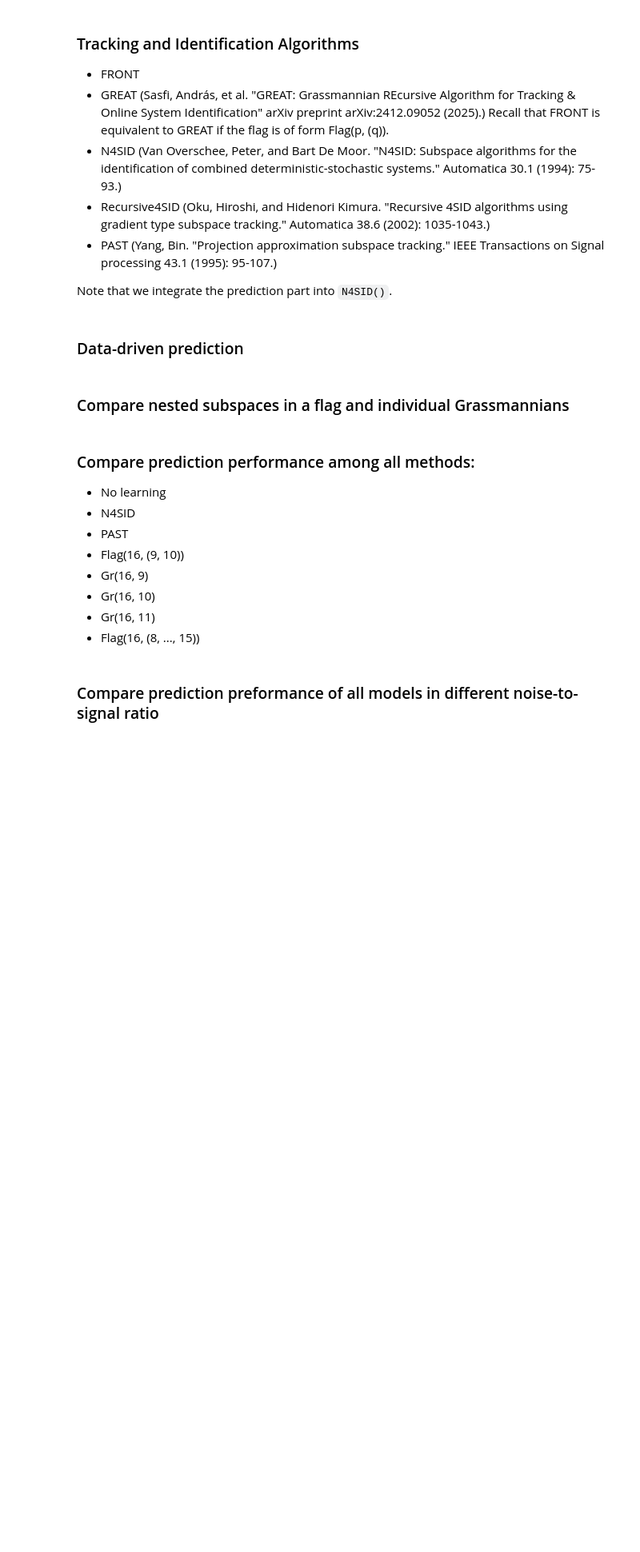
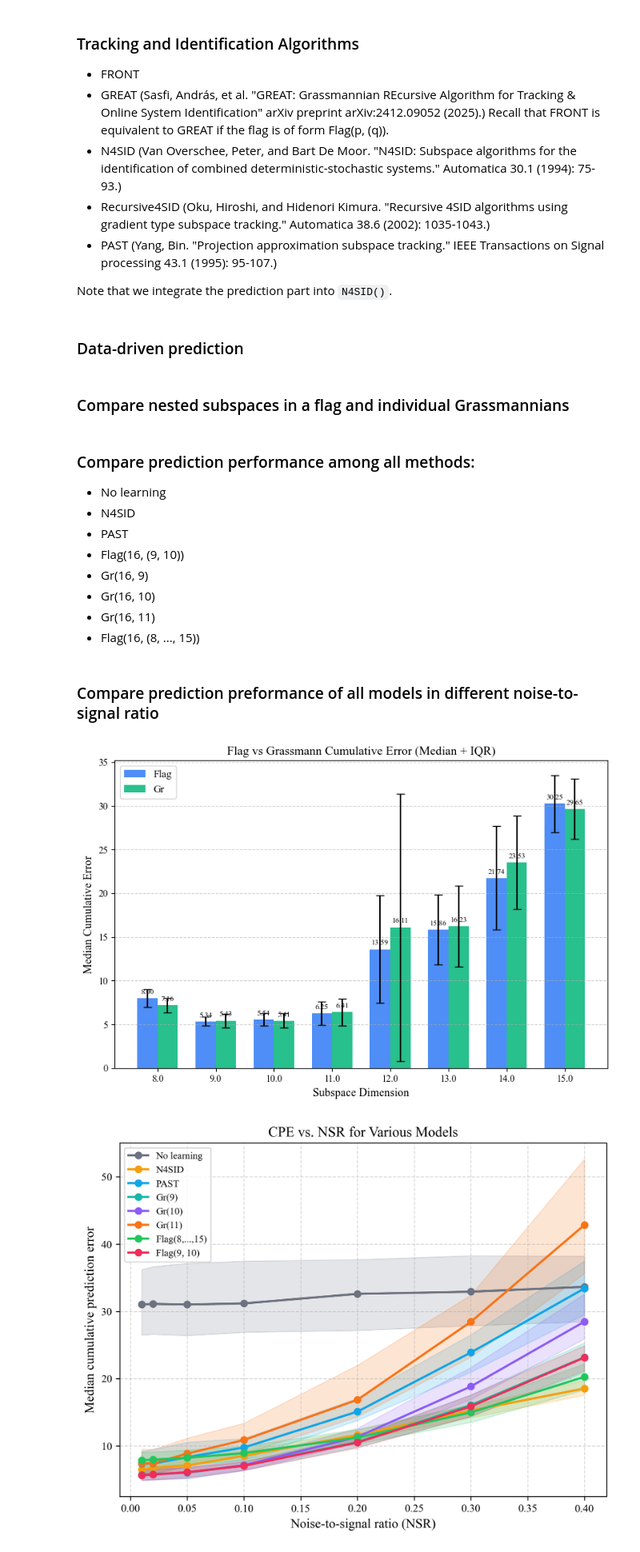
Before and after one commit to DianJin-Frederick/FRONT-experiments, a Jupyter notebook: data_driven_simulation.ipynb, the cells around one changed output. Shown at 80% size. Saved outputs shown, nothing was run; the diff lists cells and outputs as text; code cells hidden in the pictures; blank space fills up the shorter version.

Commit message:
Save ipynb

```diff
--- a/data_driven_simulation.ipynb
+++ b/data_driven_simulation.ipynb
@@ -551,33 +551,37 @@ def run_cpe_nsr_comparison(num_trials):
     # Build column names: model, model q30, model q70
     cols = ["NSR"]
     for name in model_names:
         cols += [name, f"{name} q30", f"{name} q70"]
 
     nsr_df = pd.DataFrame(rows, columns=cols)
     csv_path = os.path.join(SAVE_FOLDER, "nsr_cpe_med_pct.csv")
     nsr_df.to_csv(csv_path, index=False)
     print(f"Saved NSR comparison data to {csv_path}")
 
     return None
 
 def run_all_experiments(num_trials):
     # run_fl_gr_comparison(num_trials, 0.02, 5)
     # run_alg_comparison((9, 10), num_trials, 0.02, 'True')
     run_cpe_nsr_comparison(num_trials)
     # process_data()
 
 def process_data():
     """
     trim pred_errors.csv since we only predict T_SIM - T_F = 296 outputs
     """
     file_path = "data_driven_prediction_experiment/pred_errors.csv"
     df = pd.read_csv(file_path, header=None)
     df = df.iloc[:T_SIM - T_F, :]
     save_path = "data_driven_prediction_experiment/cleaned_pred_errors.csv"
     df.to_csv(save_path, index=False, header=False)
     print(f"Cleaned data saved to: {save_path}")
 
 if __name__ == "__main__":
-    run_all_experiments(100)
-    # plot_nsr_cpe_comparison(f"{SAVE_FOLDER}/nsr_cpe_med_pct.csv", exclude=())
-    # plot_nsr_cpe_comparison(f"{SAVE_FOLDER}/nsr_cpe_med_pct.csv")
+    # run_all_experiments(100)
+    plot_flag_vs_gr(f"{SAVE_FOLDER}/flag_vs_gr_median.csv")
+    plot_nsr_cpe_comparison(f"{SAVE_FOLDER}/nsr_cpe_med_pct.csv", exclude=())
+    plot_nsr_cpe_comparison(f"{SAVE_FOLDER}/nsr_cpe_med_pct.csv")
+# %% [output]
+[figure, added]
+[figure, added]
```
Also changed, not shown: parts of 1 cell of this notebook, 1 other file.
